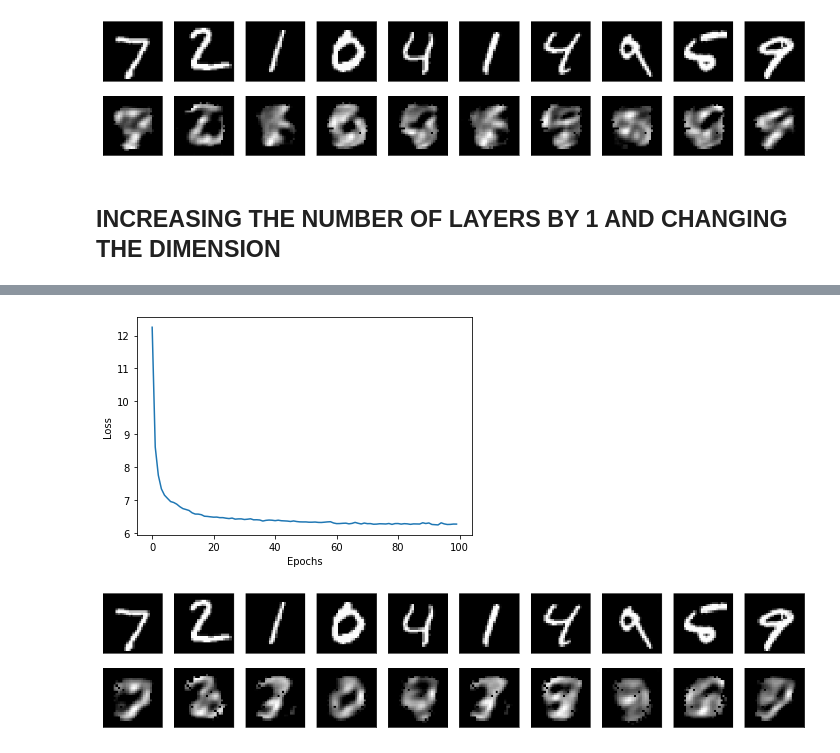
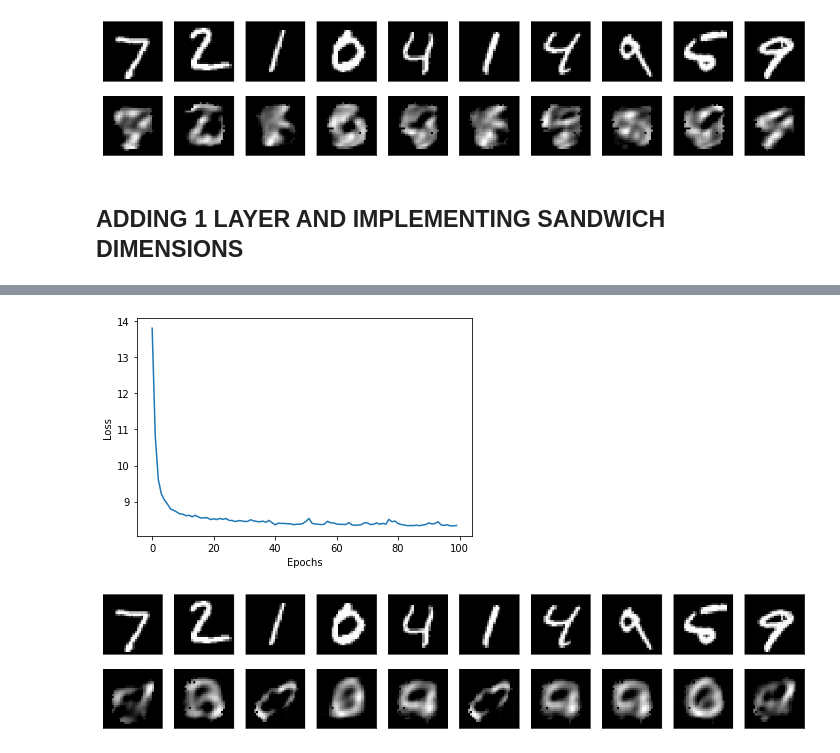
Before and after one commit to Anish-AV/Autoencoder, a Jupyter notebook: Autoencoder.ipynb, the cells around one changed output, grey strips where cells are left out. Cells and saved outputs as stored; diff of their text form; code cells hidden in the pictures.

```diff
--- a/Autoencoder.ipynb
+++ b/Autoencoder.ipynb
@@ -251,15 +253,15 @@ Epoch 99/100. Loss: 4.040632247924805
 Epoch 100/100. Loss: 4.053072452545166
 [figure]
 [figure]
-# %% [markdown]
-## **INCREASING THE NUMBER OF LAYERS BY 1 AND CHANGING THE DIMENSION**
+# %% [markdown]
+## **ADDING 1 LAYER AND IMPLEMENTING SANDWICH DIMENSIONS**
 # %%
 class Encoder(tf.keras.layers.Layer):
     def __init__(self, intermediate_dim):
         super(Encoder, self).__init__()
         self.hidden_layer1 = tf.keras.layers.Dense(units=intermediate_dim, activation=tf.nn.relu)
-        self.hidden_layer2 = tf.keras.layers.Dense(units=intermediate_dim, activation=tf.nn.relu)
-        self.output_layer = tf.keras.layers.Dense(units=intermediate_dim, activation=tf.nn.relu)
+        self.hidden_layer2 = tf.keras.layers.Dense(units=intermediate_dim/2, activation=tf.nn.relu)
+        self.output_layer = tf.keras.layers.Dense(units=intermediate_dim/4, activation=tf.nn.relu)
 
     def call(self, input_features):
 
@@ -270,7 +272,7 @@ class Encoder(tf.keras.layers.Layer):
 class Decoder(tf.keras.layers.Layer):
     def __init__(self, intermediate_dim, original_dim):
         super(Decoder, self).__init__()
-        self.hidden_layer1 = tf.keras.layers.Dense(units=intermediate_dim, activation=tf.nn.relu)
+        self.hidden_layer1 = tf.keras.layers.Dense(units=intermediate_dim/2, activation=tf.nn.relu)
         self.hidden_layer2 = tf.keras.layers.Dense(units=intermediate_dim, activation=tf.nn.relu)
         self.output_layer = tf.keras.layers.Dense(units=original_dim, activation=tf.nn.relu)
 
@@ -370,2 +372,2 @@ Epoch 100/100. Loss: 6.272688865661621
-[figure, old version]
+[figure, new version]
-[figure, old version]
+[figure, new version]
```
Also changed, not shown: parts of 7 cells of this notebook.
